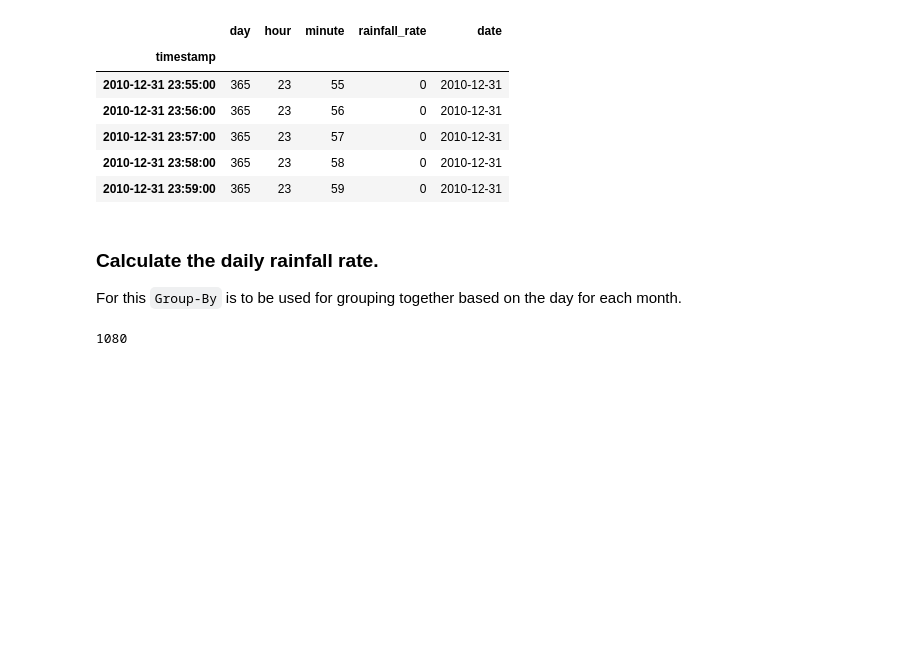
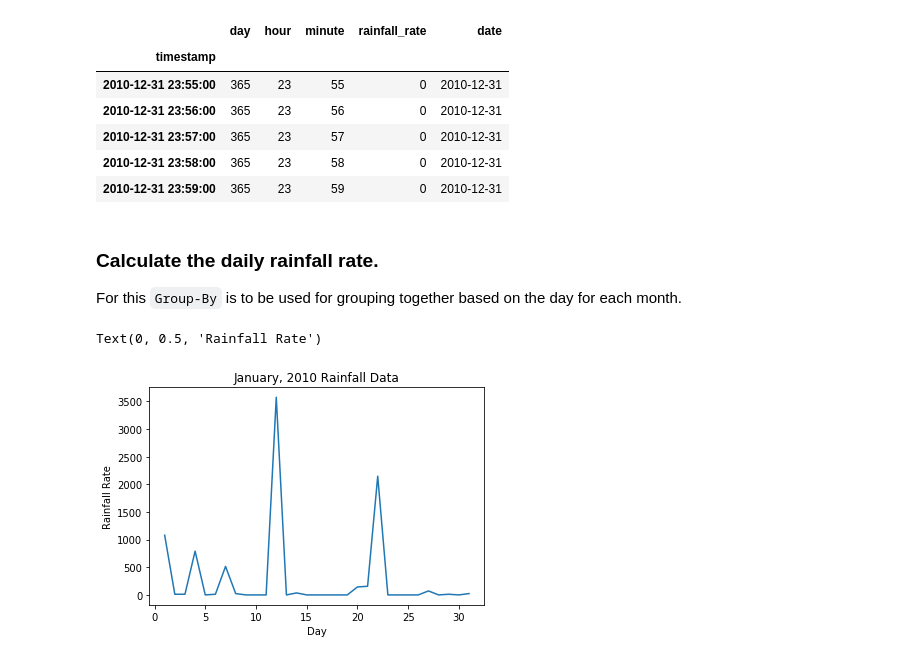
Before and after one commit to dsaharia/PRAT-Rainfall, a Jupyter notebook: imager-rainfall/Singapore_2010.ipynb, the cells around one changed output. Saved outputs shown, nothing was run; the diff lists cells and outputs as text; code cells hidden in the pictures; blank space fills up the shorter version.

Commit message:
Jan plot created, computed the sum using group-by

```diff
--- a/imager-rainfall/Singapore_2010.ipynb
+++ b/imager-rainfall/Singapore_2010.ipynb
@@ -62,10 +62,15 @@ dataframe.tail()
 For this `Group-By` is to be used for grouping together based on the day for each month.
 # %%
 time_index = dataframe.index # timestamps are extracted.
-daily_groups = dataframe.groupby([time_index.month,time_index.day]) # grouping based on the month and day.
+daily_groups = dataframe.groupby([time_index.month,time_index.day])['rainfall_rate'].sum() # grouping based on the month and day.
-# %%
-daily_groups.get_group((1,1))['rainfall_rate'].sum()
-# %% [output]
-1080
+# %%
+# For example plot the January Data
+plt.title("January, 2010 Rainfall Data")
+plt.plot(daily_groups[1])
+plt.xlabel('Day')
+plt.ylabel('Rainfall Rate')
+# %% [output]
+Text(0, 0.5, 'Rainfall Rate')
+[figure, added]
 # %%
 # %% [output]
```
Also changed, not shown: parts of 2 cells of this notebook.
